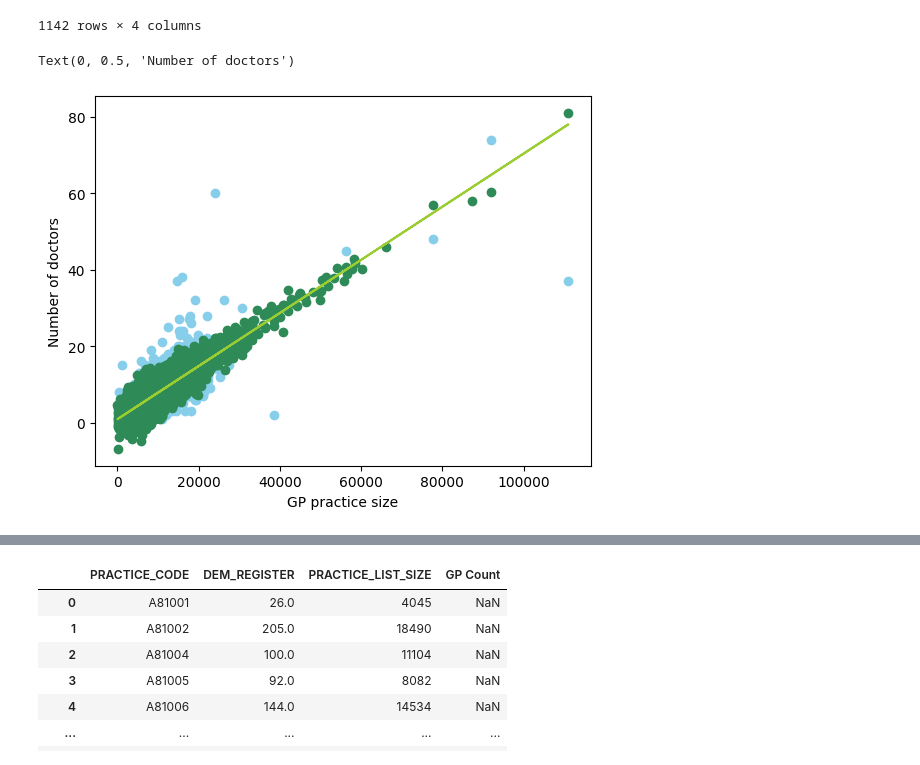
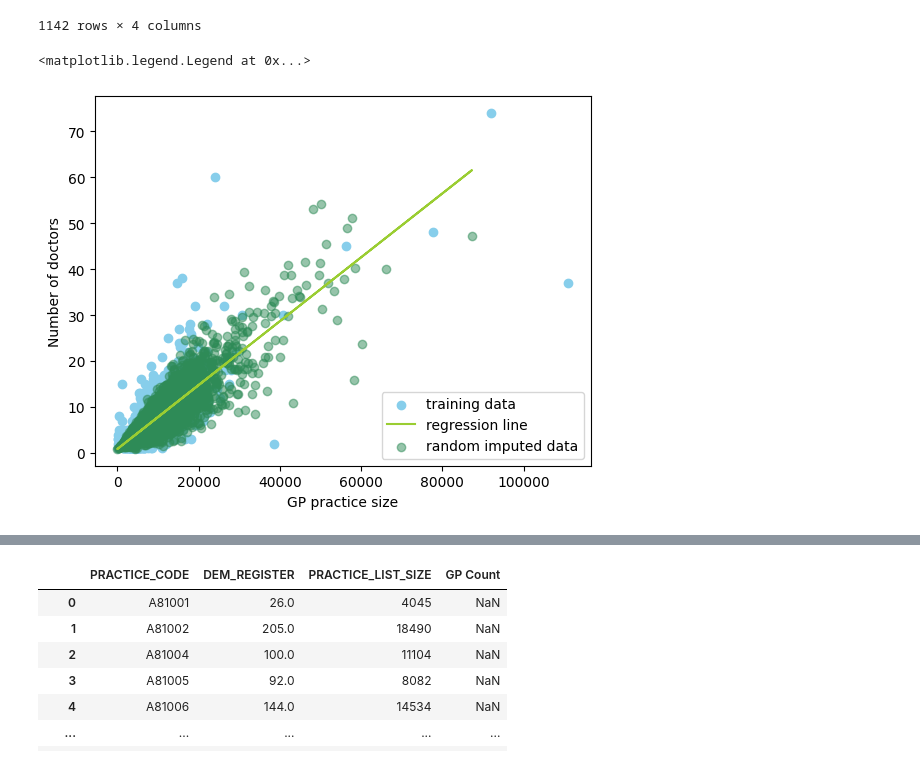
Before and after one commit to Bea-Taylor/DifDem_inequalities, a Jupyter notebook: nbs/core/02b_LAD_and_GP_intersections.ipynb, the cells around one changed output, grey strips where cells are left out. Saved outputs shown, nothing was run; the diff lists cells and outputs as text; code cells hidden in the pictures.

Commit message:
added random regression imputation for missing GP count data

```diff
--- a/nbs/core/02b_LAD_and_GP_intersections.ipynb
+++ b/nbs/core/02b_LAD_and_GP_intersections.ipynb
@@ -415,4 +415,5 @@ len(df_QOF_dem)
 df_QOF_dem = pd.merge(df_QOF_dem, df_GP_count[['Code.1', 'GP Count']], left_on='PRACTICE_CODE', right_on='Code.1', how='left')
 df_QOF_dem.drop(columns='Code.1', inplace=True)
 with_GP_count = df_QOF_dem[df_QOF_dem['GP Count']>0]
+with_no_GP_count = df_QOF_dem[~(df_QOF_dem['GP Count']>0)]
 # %%
@@ -468,39 +469,47 @@ with_GP_count[(with_GP_count['GP Count']<35) & (with_GP_count['PRACTICE_LIST_SIZ
 | 6465 | Y07020 | 254.0 | 539 | 8.0 |
 1142 rows × 4 columns
 # %%
-# regression
+# Random regression imputation with heteroskedastic error term
 
 # Remove datapoints where the number of doctors is over 2 deviations away from the mean
 GP_mean = np.mean(with_GP_count['GP Count'].values)
 GP_std = np.std(with_GP_count['GP Count'].values)
 GP_upper_lim = GP_mean + 3*GP_std
 
 with_GP_no_outliers = with_GP_count[with_GP_count['GP Count']<GP_upper_lim]
+
+# original
 x_orig = with_GP_count['PRACTICE_LIST_SIZE'].values.reshape(-1,1)
 y_orig =  with_GP_count['GP Count'].values.reshape(-1,1)
 
+# with outliers removed
 x = with_GP_no_outliers['PRACTICE_LIST_SIZE'].values.reshape(-1,1)
 y =  with_GP_no_outliers['GP Count'].values.reshape(-1,1)
 
-x_test = df_QOF_dem['PRACTICE_LIST_SIZE'].values.reshape(-1,1)
+# test dataset
+x_test = with_no_GP_count['PRACTICE_LIST_SIZE'].values.reshape(-1,1)
 
 regr = linear_model.LinearRegression()
 
 # fit regression
 regr.fit(x, y)
 y_pred = regr.predict(x)
 
+# calculate std of variance
 resid_std = np.std(np.abs(y-y_pred))
-noise = np.random.normal(loc=0.0, scale=resid_std, size=len(x_test))
+#noise = np.random.normal(loc=0.0, scale=resid_std, size=len(x_test))
+hetero_noise = 0.00009*np.abs(x_test) * np.random.normal(loc=0, scale=resid_std, size=x_test.shape)
 
 test_y_pred = regr.predict(x_test)
-test_y_pred_noise = test_y_pred + noise.reshape(-1,1)
+#test_y_pred_noise = test_y_pred + np.arange(len(x_test))*noise.reshape(-1,1)
+test_y_pred_noise = test_y_pred + hetero_noise.reshape(-1,1)
 
 plt.scatter(x_orig, y_orig, color = 'skyblue')
 plt.plot(x_test, test_y_pred, color='yellowgreen')
-plt.scatter(x_test, test_y_pred_noise, color='seagreen')
+plt.scatter(x_test, test_y_pred_noise, color='seagreen', alpha=0.5)
 plt.xlabel('GP practice size')
 plt.ylabel('Number of doctors')
+plt.legend(['training data', 'regression line', 'random imputed data'], loc='lower right')
 # %% [output]
-Text(0, 0.5, 'Number of doctors')
+<matplotlib.legend.Legend at 0x...>
-[figure, old version]
+[figure, new version]
```
Also changed, not shown: parts of 11 cells of this notebook.
